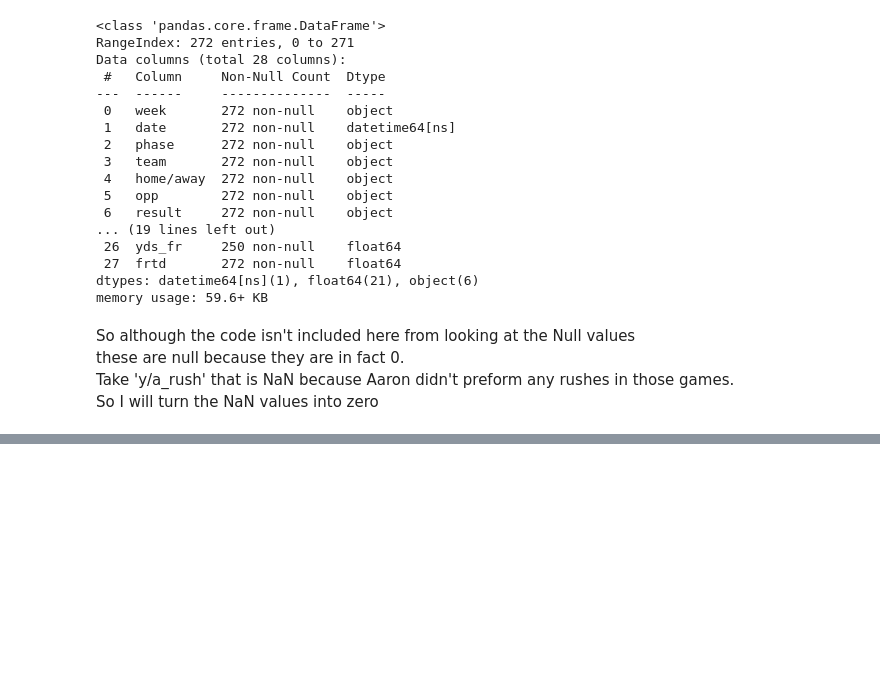
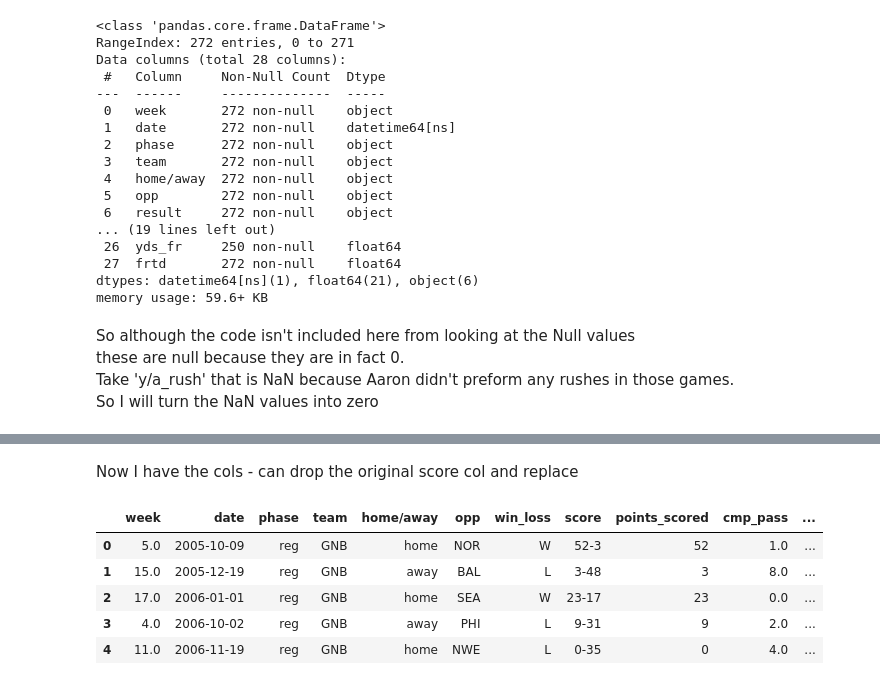
Before and after one commit to fonanroley/projects, a Jupyter notebook: qb_predictor.ipynb, the cells around one changed output, grey strips where cells are left out. Drawn from its saved outputs; the diff is of its cells as text; code cells hidden in the pictures; blank space fills up the shorter version.

Commit message:
Organized the result column

```diff
--- a/qb_predictor.ipynb
+++ b/qb_predictor.ipynb
@@ -249,0 +260,53 @@ And the dataset is now full
+# %%
+#first take the W/L/T
+
+res_str = df['result'].astype('string') #make sure it is a string
+
+outcome_letter = res_str.str.extract(r'^\s*([wlt])', flags=re.IGNORECASE, expand=False).str.upper()
+
+df['win_loss'] = outcome_letter
+# %%
+# now take the scoreline numbers
+
+nums = res_str.str.extract(r'(\d+)\s*[-–]\s*(\d+)', expand=True).astype('Int64')
+a, b = nums[0], nums[1]
+
+df['score'] = nums[0].astype('string') + '-' + nums[1].astype('string')
+df.loc[nums.isna().any(axis=1), 'score'] = pd.NA
+# %%
+#points scored for QBs team
+
+#    W → larger; L → smaller; T → either (use first)
+df['points_scored'] = np.select(
+    [outcome_letter.eq('W'), outcome_letter.eq('L'), outcome_letter.eq('T')],
+    [a.combine(b, np.maximum), a.combine(b, np.minimum), a],
+    default=pd.NA
+).astype('int64')
+# %% [markdown]
+Now I have the cols - can drop the original score col and replace
+# %%
+df = df.drop(columns=['result'], errors='ignore')
+
+new_cols = ['win_loss', 'score', 'points_scored']
+
+# temporarily remove the new cols from the list to avoid duplicates
+cols = [c for c in df.columns if c not in new_cols]
+
+i_opp = cols.index('opp') + 1        # position after 'opp'
+i_cmp = cols.index('cmp_pass')       # position of 'cmp_pass'
+
+before = cols[:i_opp]
+between = cols[i_opp:i_cmp]
+after = cols[i_cmp:]
+
+new_order = before + new_cols + between + after
+df = df[new_order]
+# %%
+df.head()
+# %% [output]
+|  | week | date | phase | team | home/away | opp | win_loss | score | points_scored | cmp_pass | ... |
+| 0 | 5.0 | 2005-10-09 | reg | GNB | home | NOR | W | 52-3 | 52 | 1.0 | ... |
+| 1 | 15.0 | 2005-12-19 | reg | GNB | away | BAL | L | 3-48 | 3 | 8.0 | ... |
+| 2 | 17.0 | 2006-01-01 | reg | GNB | home | SEA | W | 23-17 | 23 | 0.0 | ... |
+| 3 | 4.0 | 2006-10-02 | reg | GNB | away | PHI | L | 9-31 | 9 | 2.0 | ... |
+| 4 | 11.0 | 2006-11-19 | reg | GNB | home | NWE | L | 0-35 | 0 | 4.0 | ... |
```
Also changed, not shown: parts of 7 cells of this notebook.
